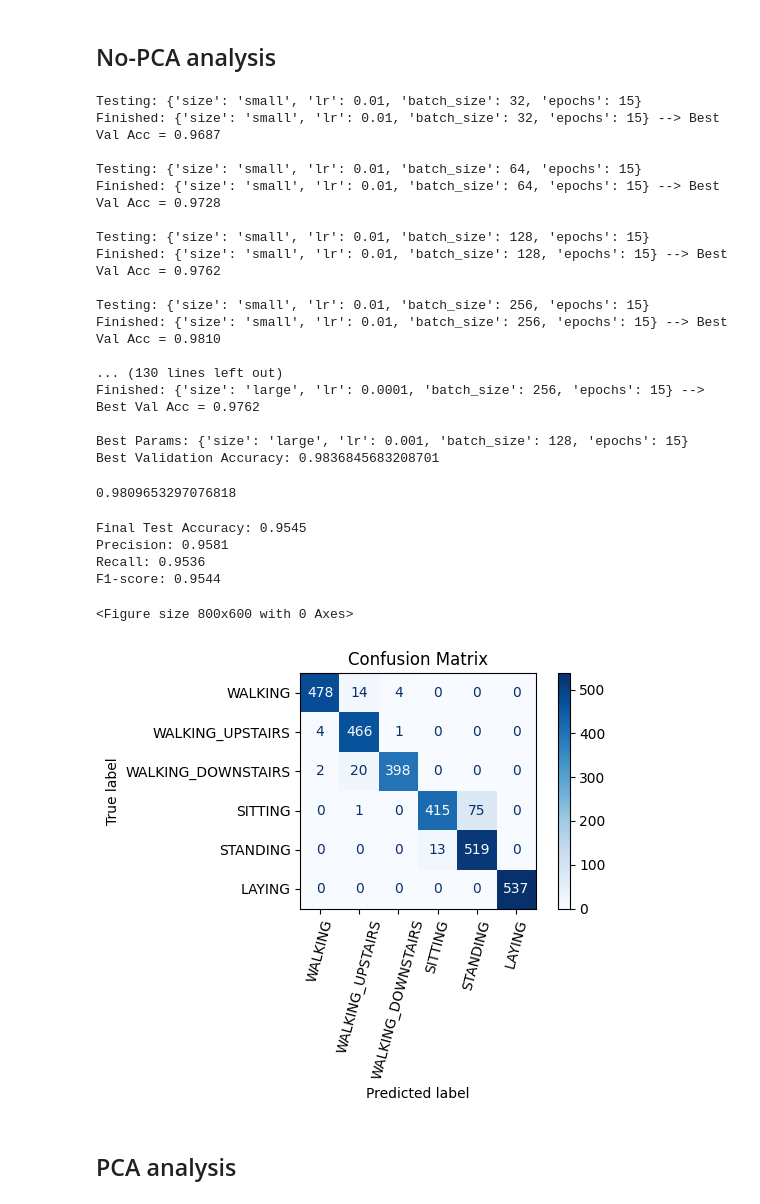
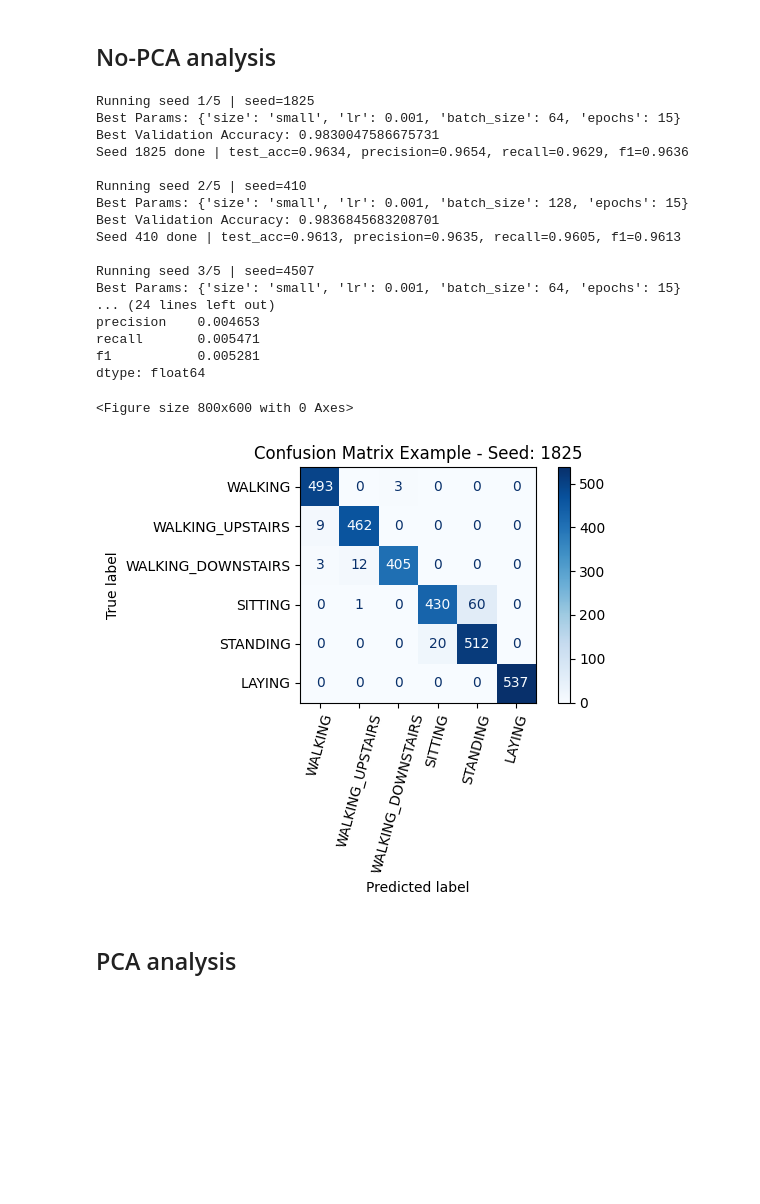
Before and after one commit to rominaba/motion-intent-recognition-for-assistive-robotics, a Jupyter notebook: notebooks/MLPClassifier.ipynb, the cells around one changed output. Drawn from its saved outputs; the diff is of its cells as text; code cells hidden in the pictures; blank space fills up the shorter version.

```diff
--- a/notebooks/MLPClassifier.ipynb
+++ b/notebooks/MLPClassifier.ipynb
@@ -328,74 +460,50 @@ y_val_t = torch.tensor(y_val, dtype=torch.long)
 X_test_t = torch.tensor(X_test_s, dtype=torch.float32)
 y_test_t = torch.tensor(y_test_enc, dtype=torch.long)
 # %%
-best_model, best_params, best_score, results = MLPClassifier.grid_search_mlp(
-    X_train_t, y_train_t,
-    X_val_t, y_val_t,
+data_no_PCA, y_true, y_pred, seed = MLPClassifier.run_across_seeds(
+    X_train_t,
+    y_train_t,
+    X_val_t,
+    y_val_t,
+    X_test_t,
+    y_test_t,
     input_dim=X_train_t.shape[1],
     num_classes=len(torch.unique(y_train_t)),
-    param_grid=param_grid
+    param_grid=param_grid,
+    n_seeds=5,
+    random_state=RANDOM_STATE,
 )
-
-print("\nBest Params:", best_params)
-print("Best Validation Accuracy:", best_score)
 # %% [output]
-Testing: {'size': 'small', 'lr': 0.01, 'batch_size': 32, 'epochs': 15}
-Finished: {'size': 'small', 'lr': 0.01, 'batch_size': 32, 'epochs': 15} --> Best Val Acc = 0.9687
+Running seed 1/5 | seed=1825
+Best Params: {'size': 'small', 'lr': 0.001, 'batch_size': 64, 'epochs': 15}
+Best Validation Accuracy: 0.9830047586675731
+Seed 1825 done | test_acc=0.9634, precision=0.9654, recall=0.9629, f1=0.9636
 
-Testing: {'size': 'small', 'lr': 0.01, 'batch_size': 64, 'epochs': 15}
-Finished: {'size': 'small', 'lr': 0.01, 'batch_size': 64, 'epochs': 15} --> Best Val Acc = 0.9728
+Running seed 2/5 | seed=410
+Best Params: {'size': 'small', 'lr': 0.001, 'batch_size': 128, 'epochs': 15}
+Best Validation Accuracy: 0.9836845683208701
+Seed 410 done | test_acc=0.9613, precision=0.9635, recall=0.9605, f1=0.9613
 
-Testing: {'size': 'small', 'lr': 0.01, 'batch_size': 128, 'epochs': 15}
-Finished: {'size': 'small', 'lr': 0.01, 'batch_size': 128, 'epochs': 15} --> Best Val Acc = 0.9762
-
-Testing: {'size': 'small', 'lr': 0.01, 'batch_size': 256, 'epochs': 15}
-Finished: {'size': 'small', 'lr': 0.01, 'batch_size': 256, 'epochs': 15} --> Best Val Acc = 0.9810
-
-... (130 lines left out)
-Finished: {'size': 'large', 'lr': 0.0001, 'batch_size': 256, 'epochs': 15} --> Best Val Acc = 0.9762
-
-Best Params: {'size': 'large', 'lr': 0.001, 'batch_size': 128, 'epochs': 15}
-Best Validation Accuracy: 0.9836845683208701
+Running seed 3/5 | seed=4507
+Best Params: {'size': 'small', 'lr': 0.001, 'batch_size': 64, 'epochs': 15}
+... (24 lines left out)
+precision    0.004653
+recall       0.005471
+f1           0.005281
+dtype: float64
-# %%
-final_model = MLPClassifier(
-    input_dim=X_train_t.shape[1],
-    num_classes=len(torch.unique(y_train_t)),
-    size=best_params["size"]
-)
-
-final_model.fit(
-    X_train_t, y_train_t,
-    X_val_t, y_val_t,
-    lr=best_params["lr"],
-    batch_size=best_params["batch_size"],
-    epochs=30
-)
-# %% [output]
-0.9809653297076818
-# %%
-y_pred, y_true, test_acc = final_model.evaluate(X_test_t, y_test_t)
-print(f"Final Test Accuracy: {test_acc:.4f}")
-print(f"Precision: {precision_score(y_true, y_pred, average='macro', zero_division=0):.4f}")
-print(f"Recall: {recall_score(y_true, y_pred, average='macro', zero_division=0):.4f}")
-print(f"F1-score: {f1_score(y_true, y_pred, average='macro', zero_division=0):.4f}")
-# %% [output]
-Final Test Accuracy: 0.9545
-Precision: 0.9581
-Recall: 0.9536
-F1-score: 0.9544
 # %%
 cm = confusion_matrix(y_true, y_pred)
 
 plt.figure(figsize=(8, 6))
 disp = ConfusionMatrixDisplay(confusion_matrix=cm, display_labels=activity_labels["activity_name"].tolist())
 disp.plot(cmap="Blues", values_format="d")
-plt.title("Confusion Matrix")
+plt.title(f"Confusion Matrix Example - Seed: {seed}")
 plt.xticks(rotation=75)
 plt.tight_layout()
 plt.show()
 # %% [output]
 <Figure size 800x600 with 0 Axes>
-[figure, old version]
+[figure, new version]
 # %% [markdown]
 ## PCA analysis
 # %%
```
Also changed, not shown: parts of 11 cells of this notebook.
